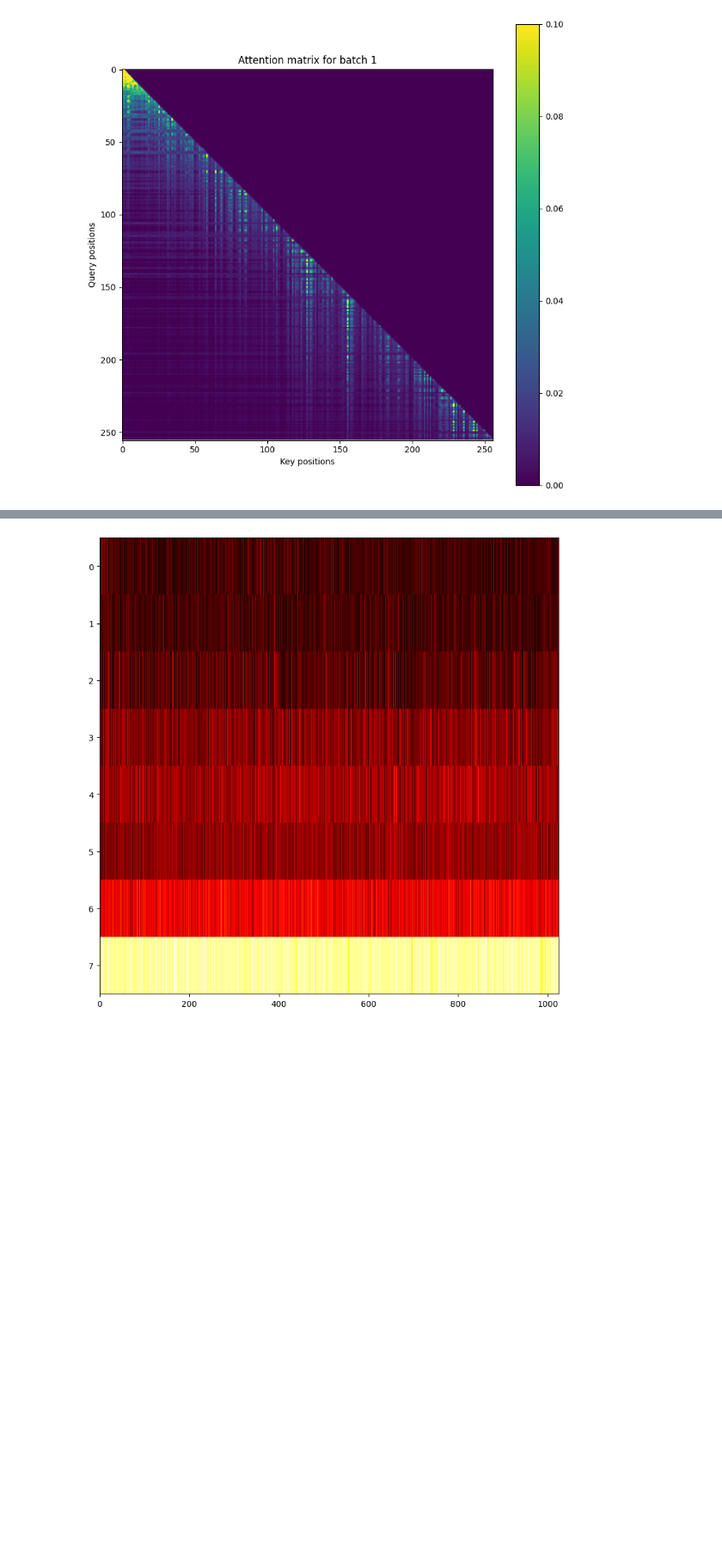
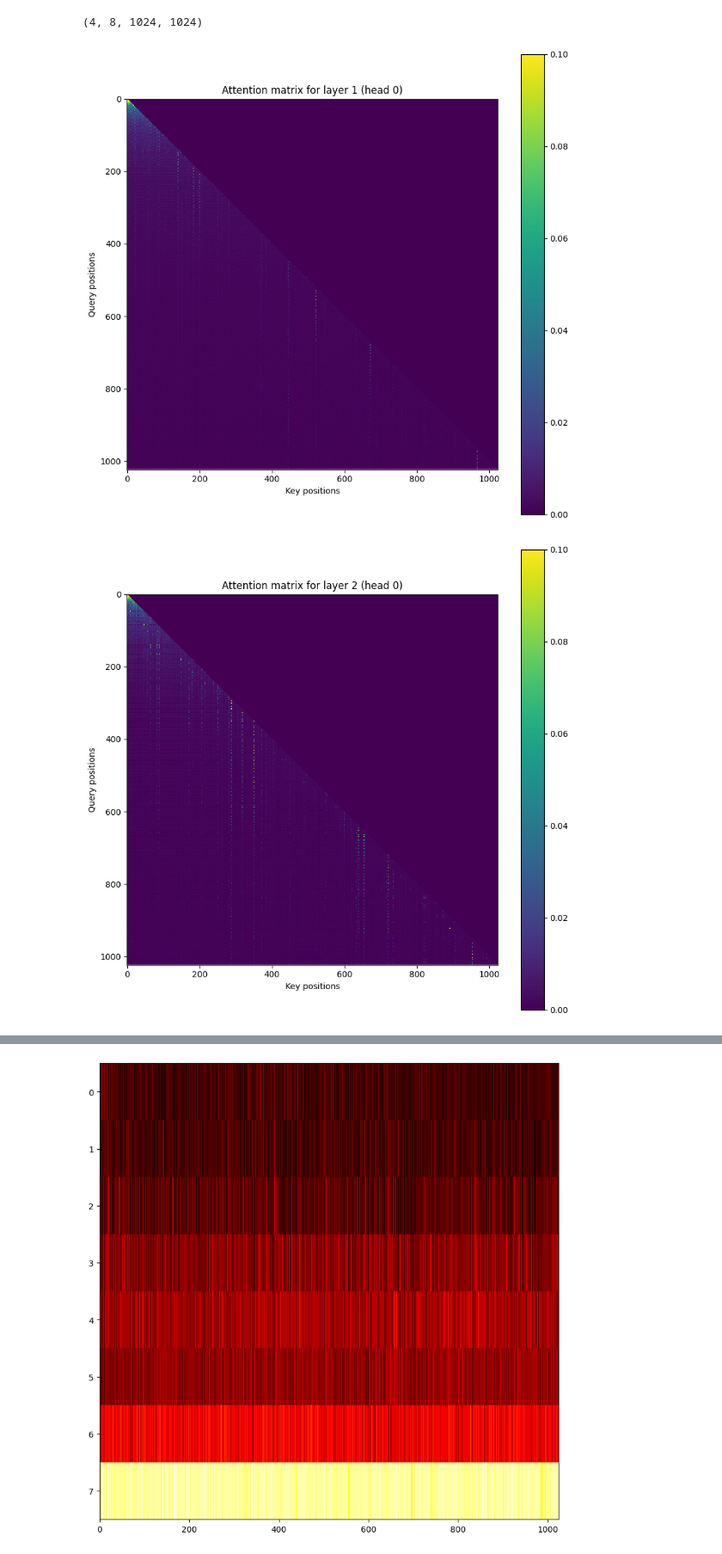
Before and after one commit to zaydzuhri/moreformers, a Jupyter notebook: visualize.ipynb, the cells around one changed output, grey strips where cells are left out. Shown at 86% size. Drawn from its saved outputs; the diff is of its cells as text; code cells hidden in the pictures; blank space fills up the shorter version.

```diff
--- a/visualize.ipynb
+++ b/visualize.ipynb
@@ -24,16 +25,22 @@ len(data)
+# %%
+data[0]['att_matrix'].shape
+# %% [output]
+(4, 8, 1024, 1024)
 # %%
 # plot the attention matrix for each batch and each head
 # sample random batches
 random_batches = np.random.randint(0, len(data), size=1)
-for i in random_batches:
+layers = [0, 1, 2, 3, 4, 5, 6, 7]
+for i in layers:
     plt.figure(figsize=(10, 10))
-    plt.title(f'Attention matrix for batch {i+1}')
-    mat = np.squeeze(data[i]['att_matrix'], axis=0) # remove the batch dimension
+    plt.title(f'Attention matrix for layer {i+1} (head 0)')
+    mat = data[i]['att_matrix'][0, 0] # remove the batch dimension
     plt.imshow(mat, cmap='viridis', vmin=0, vmax=0.1)
     plt.colorbar()
     plt.xlabel('Key positions')
     plt.ylabel('Query positions')
     # plt.savefig(f'logs/images/attention_batch_{i+1}.png')
     plt.show()
 # %% [output]
-[figure, old version]
+[figure, new version]
+[figure, added]
```
Also changed, not shown: parts of 4 cells of this notebook, 6 other files.
